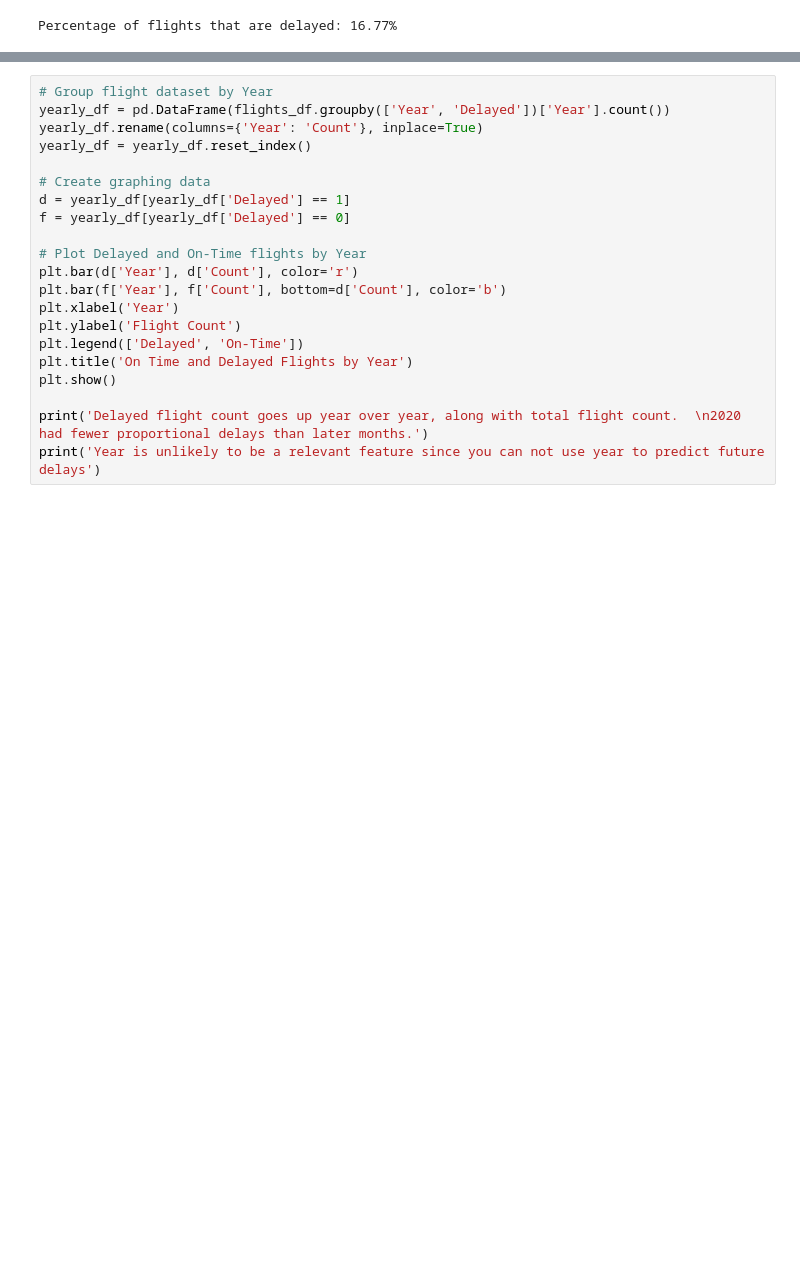
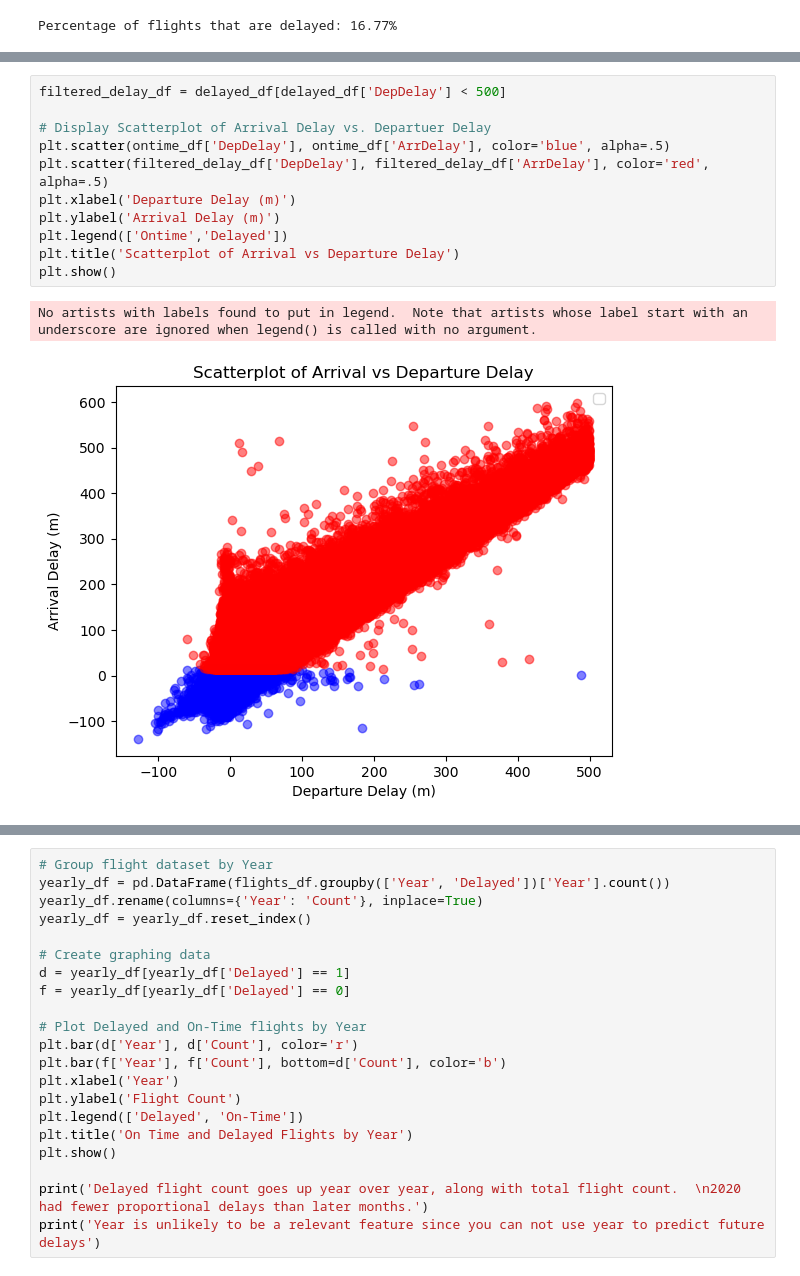
Before and after one commit to NedKost/MS-AAI-501-Team-Project, a Jupyter notebook: notebooks/Data Exploration_NK.ipynb, the cells around one changed output, grey strips where cells are left out. Cells and saved outputs as stored; diff of their text form; blank space fills up the shorter version.

```diff
--- a/notebooks/Data Exploration_NK.ipynb
+++ b/notebooks/Data Exploration_NK.ipynb
@@ -90,0 +105,14 @@ Percentage of flights that are delayed: 16.77%
+# %%
+filtered_delay_df = delayed_df[delayed_df['DepDelay'] < 500]
+
+# Display Scatterplot of Arrival Delay vs. Departuer Delay
+plt.scatter(ontime_df['DepDelay'], ontime_df['ArrDelay'], color='blue', alpha=.5)
+plt.scatter(filtered_delay_df['DepDelay'], filtered_delay_df['ArrDelay'], color='red', alpha=.5)
+plt.xlabel('Departure Delay (m)')
+plt.ylabel('Arrival Delay (m)')
+plt.legend(['Ontime','Delayed'])
+plt.title('Scatterplot of Arrival vs Departure Delay')
+plt.show()
+# %% [output]
+No artists with labels found to put in legend.  Note that artists whose label start with an underscore are ignored when legend() is called with no argument.
+[figure, added]
```
Also changed, not shown: parts of 3 cells of this notebook, 4 other files.
